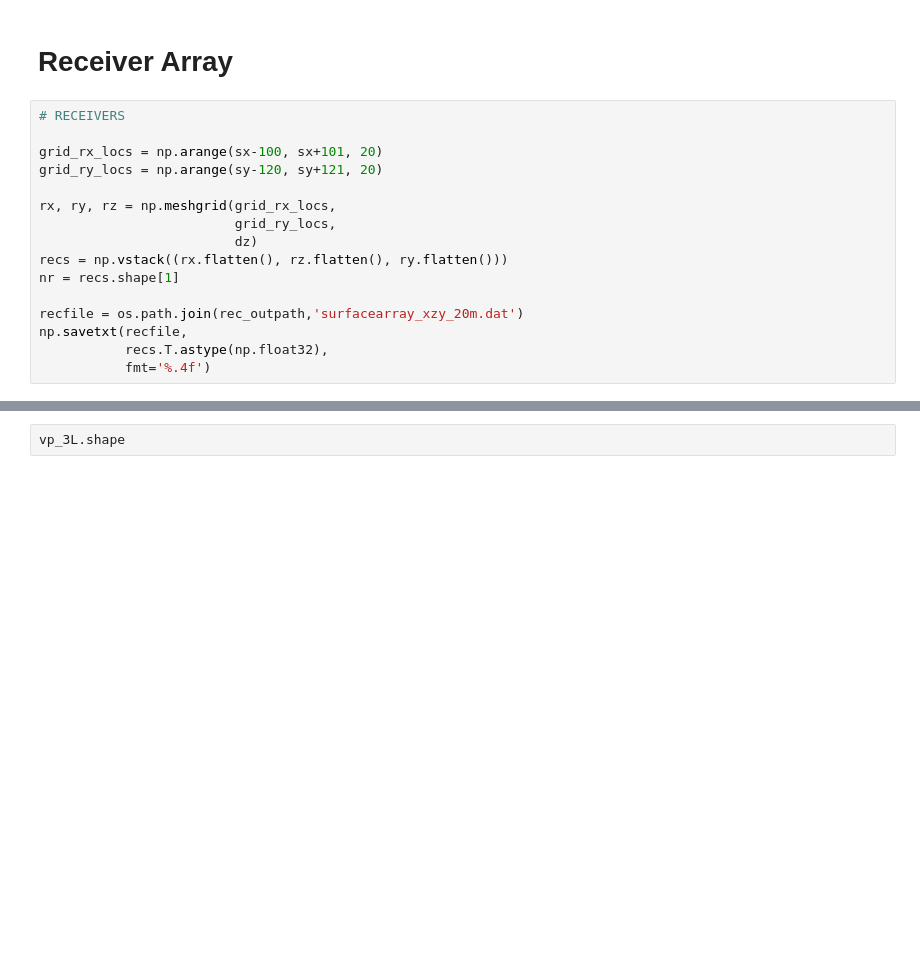
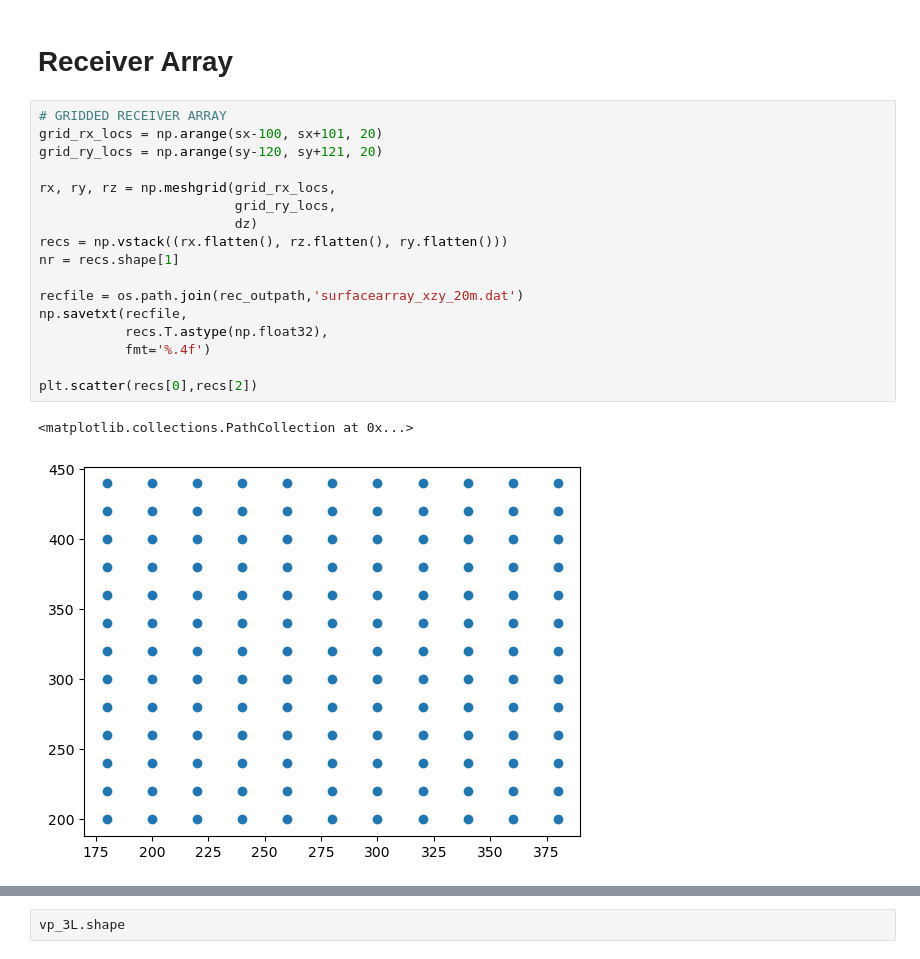
Before and after one commit to FraCSPy/FraCSPy, a Jupyter notebook: Notebooks/eFDModelling_For_Examples/SynthDataExamples_VModGeom.ipynb, the cells around one changed output, grey strips where cells are left out. Drawn from its saved outputs; the diff is of its cells as text; blank space fills up the shorter version.

```diff
--- a/Notebooks/eFDModelling_For_Examples/SynthDataExamples_VModGeom.ipynb
+++ b/Notebooks/eFDModelling_For_Examples/SynthDataExamples_VModGeom.ipynb
@@ -140,18 +140,22 @@ text_file.close()
 # %% [markdown]
 # Receiver Array
 # %%
-# RECEIVERS
-
+# GRIDDED RECEIVER ARRAY
 grid_rx_locs = np.arange(sx-100, sx+101, 20)
 grid_ry_locs = np.arange(sy-120, sy+121, 20)
 
 rx, ry, rz = np.meshgrid(grid_rx_locs,
                          grid_ry_locs,
                          dz)
 recs = np.vstack((rx.flatten(), rz.flatten(), ry.flatten()))
 nr = recs.shape[1]
 
 recfile = os.path.join(rec_outpath,'surfacearray_xzy_20m.dat')
 np.savetxt(recfile,
            recs.T.astype(np.float32),
            fmt='%.4f')
+
+plt.scatter(recs[0],recs[2])
+# %% [output]
+<matplotlib.collections.PathCollection at 0x...>
+[figure, added]
```
Also changed, not shown: parts of 2 cells of this notebook.
